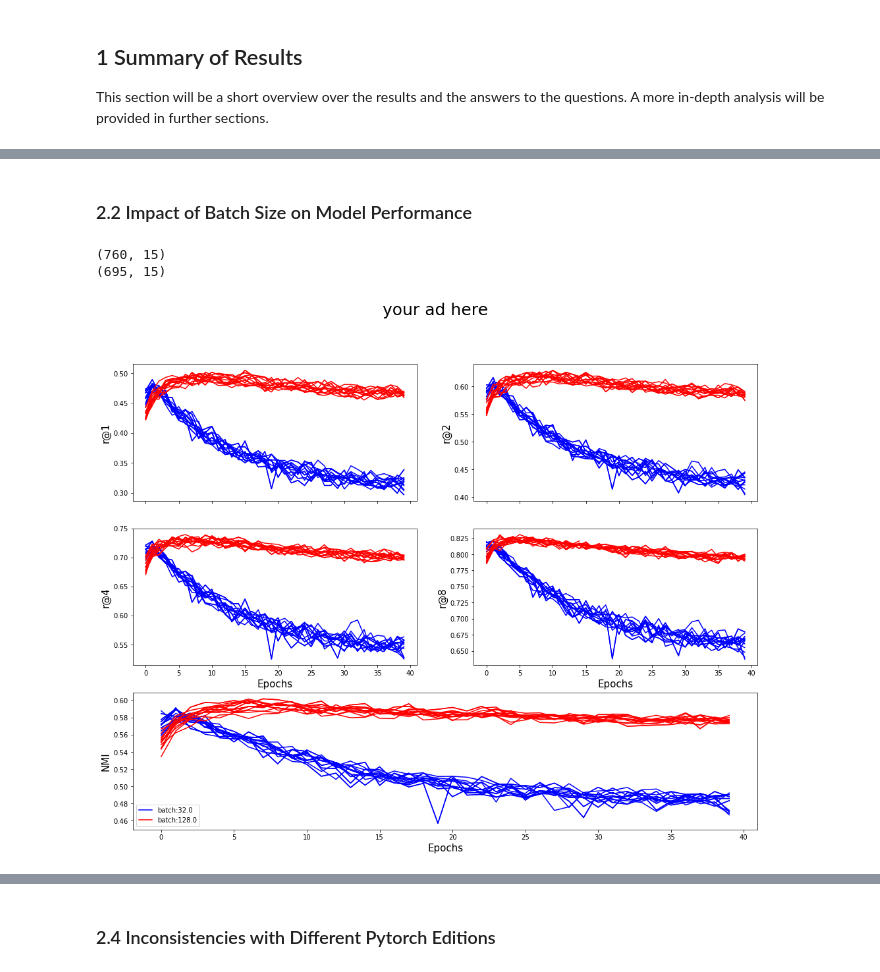
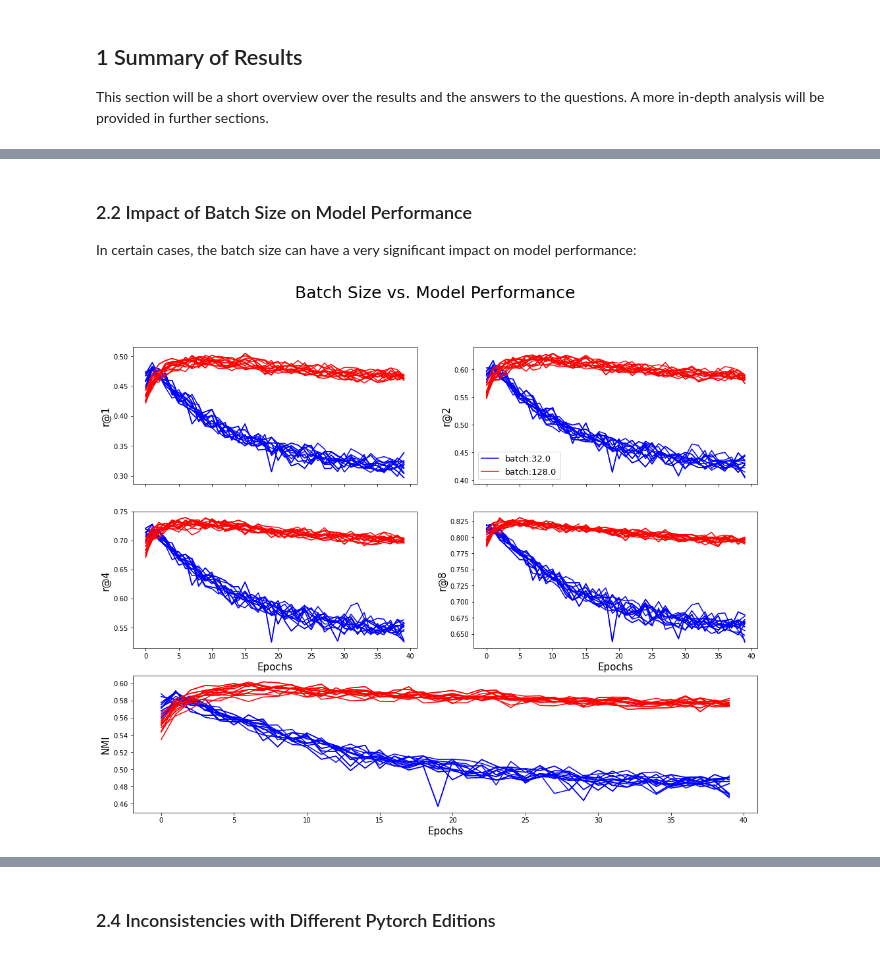
Before and after one commit to jillerhaus/Proxy-NCA, a Jupyter notebook: Analyze.ipynb, the cells around one changed output, grey strips where cells are left out. Drawn from its saved outputs; the diff is of its cells as text; code cells hidden in the pictures.

```diff
--- a/Analyze.ipynb
+++ b/Analyze.ipynb
@@ -112,6 +138,7 @@ def plot_df(data, labels = 'all', title = 'your ad here', colors = 'all'):
             lbls['lr'] = f'lr:{df.lr.unique()[0]}'
             lbls['ed'] = f'ed:{df.edition.unique()[0]}'
             lbls['batch'] = f'batch:{df.batch.unique()[0]}'
+            lbls['version'] = f'Torch version:{df["torch version"].unique()[0]}'
             if type(labels) == str:
                 if labels in lbls.keys():
                     lbl = lbls[labels]
@@ -138,7 +165,7 @@ def plot_df(data, labels = 'all', title = 'your ad here', colors = 'all'):
     plt.setp(f_ax1.get_xticklabels(), visible=False)
     handles, labels = plt.gca().get_legend_handles_labels()
     by_label = dict(zip(labels, handles))
-    plt.legend(by_label.values(), by_label.keys())
+    f_ax2.legend(by_label.values(), by_label.keys(), fontsize = 13)
     plt.show()
 # %%
 food_df = pd.read_csv('food-results.csv')
@@ -157,14 +194,12 @@ plot_df(cub_seed_df, labels = 'seed', title = 'Model Performance vs Seed')
 # %% [markdown]
 ### 2.2 Impact of Batch Size on Model Performance
+
+In certain cases, the batch size can have a very significant impact on model performance:
 # %%
 batch_df = cub_df[(cub_df.scl_x ==1) & (cub_df.scl_p == 1) & (cub_df.lr == 1) &
        (cub_df.batch == 32)]
 batch_df1 = cub_df[(cub_df.scl_x ==1) & (cub_df.scl_p == 1) & (cub_df.lr == 1) &
        (cub_df.batch == 128) & (cub_df['torch version'] == '1.1.0')]
-print(batch_df.shape)
-print(batch_df1.shape)
-plot_df([batch_df,batch_df1], labels = 'batch', colors = ['b','r'])
+plot_df([batch_df,batch_df1], labels = 'batch', colors = ['b','r'], title = 'Batch Size vs. Model Performance')
 # %% [output]
-(760, 15)
-(695, 15)
-[figure, old version]
+[figure, new version]
```
Also changed, not shown: parts of 36 cells of this notebook, 32 other files.
